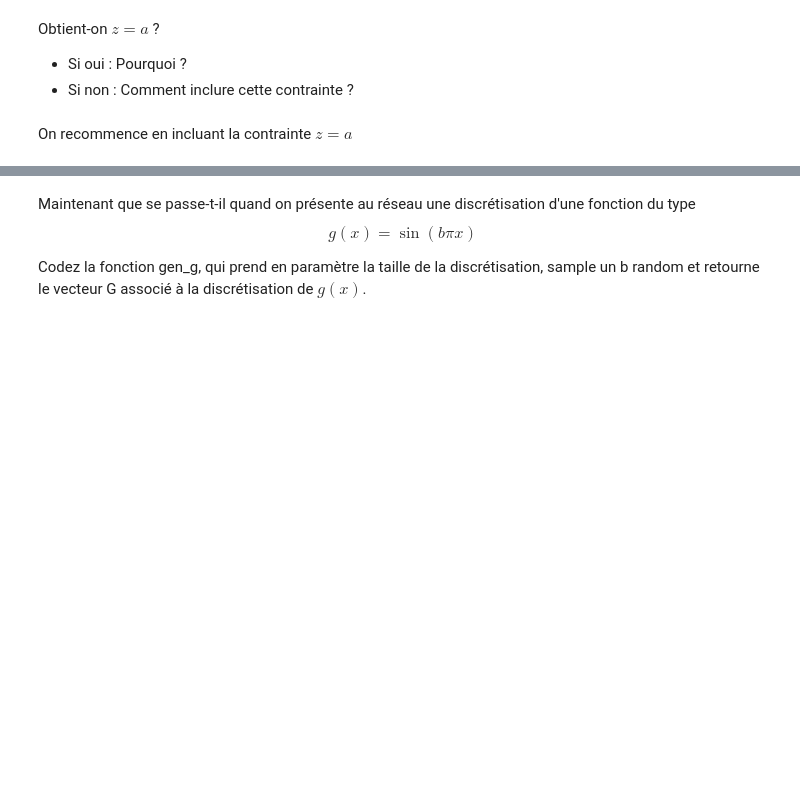
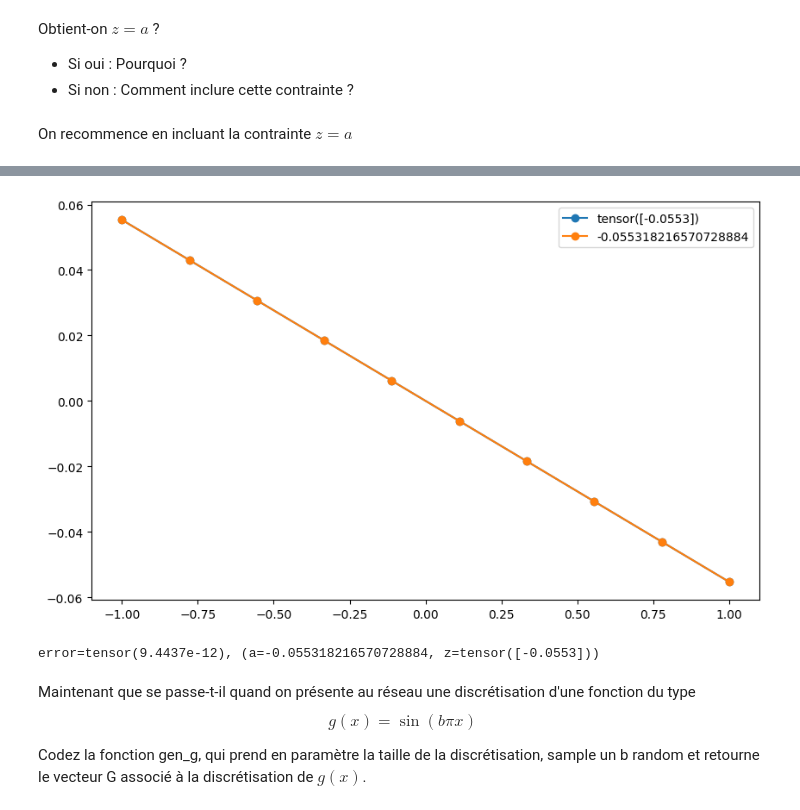
Before and after one commit to charles66820/CREMIfiles, a Jupyter notebook: IS329_fouille/tp5/AutoEncoders.ipynb, the cells around one changed output, grey strips where cells are left out. Drawn from its saved outputs; the diff is of its cells as text; code cells hidden in the pictures; blank space fills up the shorter version.

```diff
--- a/IS329_fouille/tp5/AutoEncoders.ipynb
+++ b/IS329_fouille/tp5/AutoEncoders.ipynb
@@ -62,3 +224,16 @@ On recommence en incluant la contrainte $z = a$
+# %%
+sample = genAffineCurve(discretization)
+curve = sample["curve"]
+a = sample["parameters"]
+with torch.no_grad():
+  z = encoderModel(curve)
+  new_curve = decoderModel(z)
+  error = loss(curve, new_curve)
+plotCurve(discretization, [list(curve), list(new_curve)], [z, a], True)
+print(f"{error=}, ({a=}, {z=})")
+# %% [output]
+[figure, added]
+error=tensor(9.4437e-12), (a=-0.055318216570728884, z=tensor([-0.0553]))
 # %% [markdown]
 Maintenant que se passe-t-il quand on présente au réseau une discrétisation d'une fonction du type $$ g(x) = \sin(b \pi x) $$
 
```
Also changed, not shown: parts of 20 cells of this notebook.
